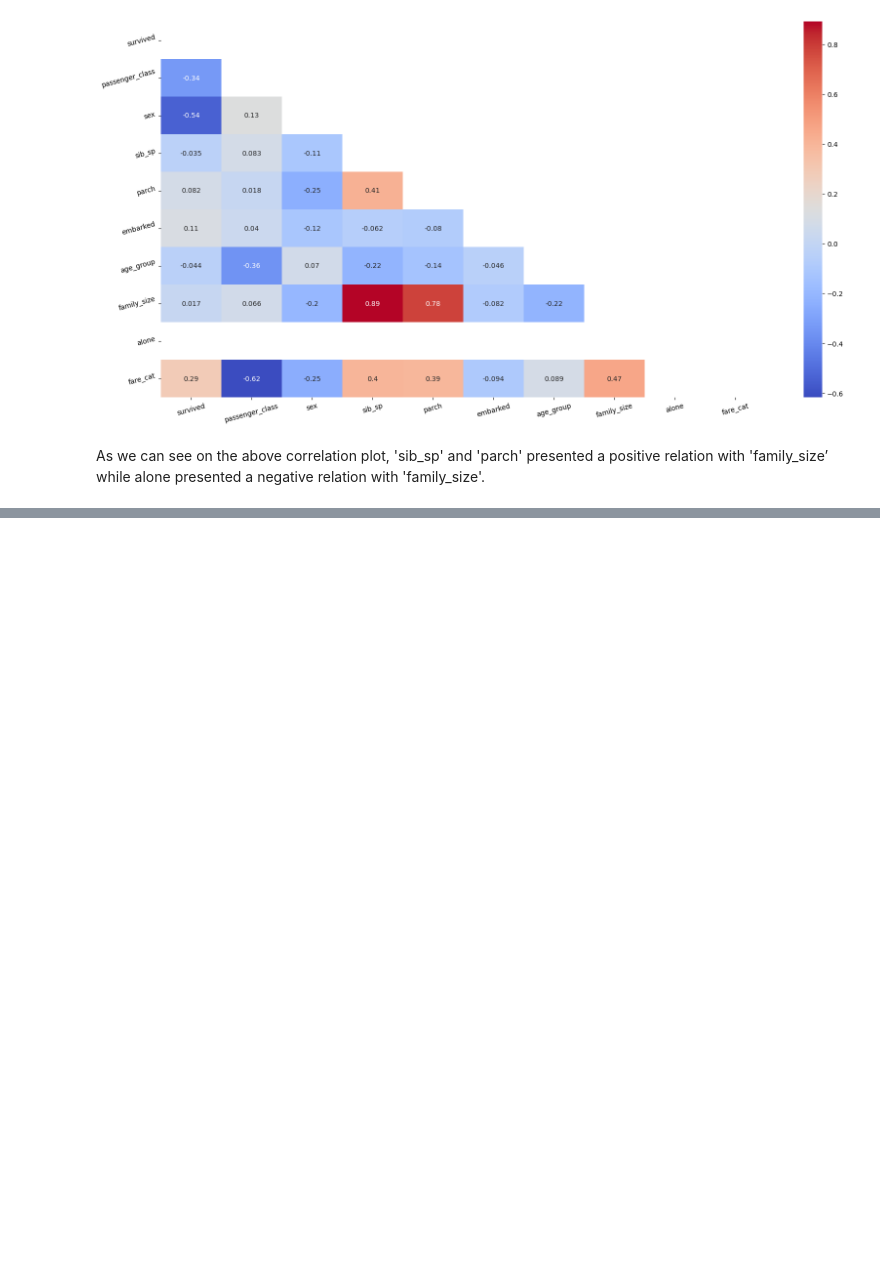
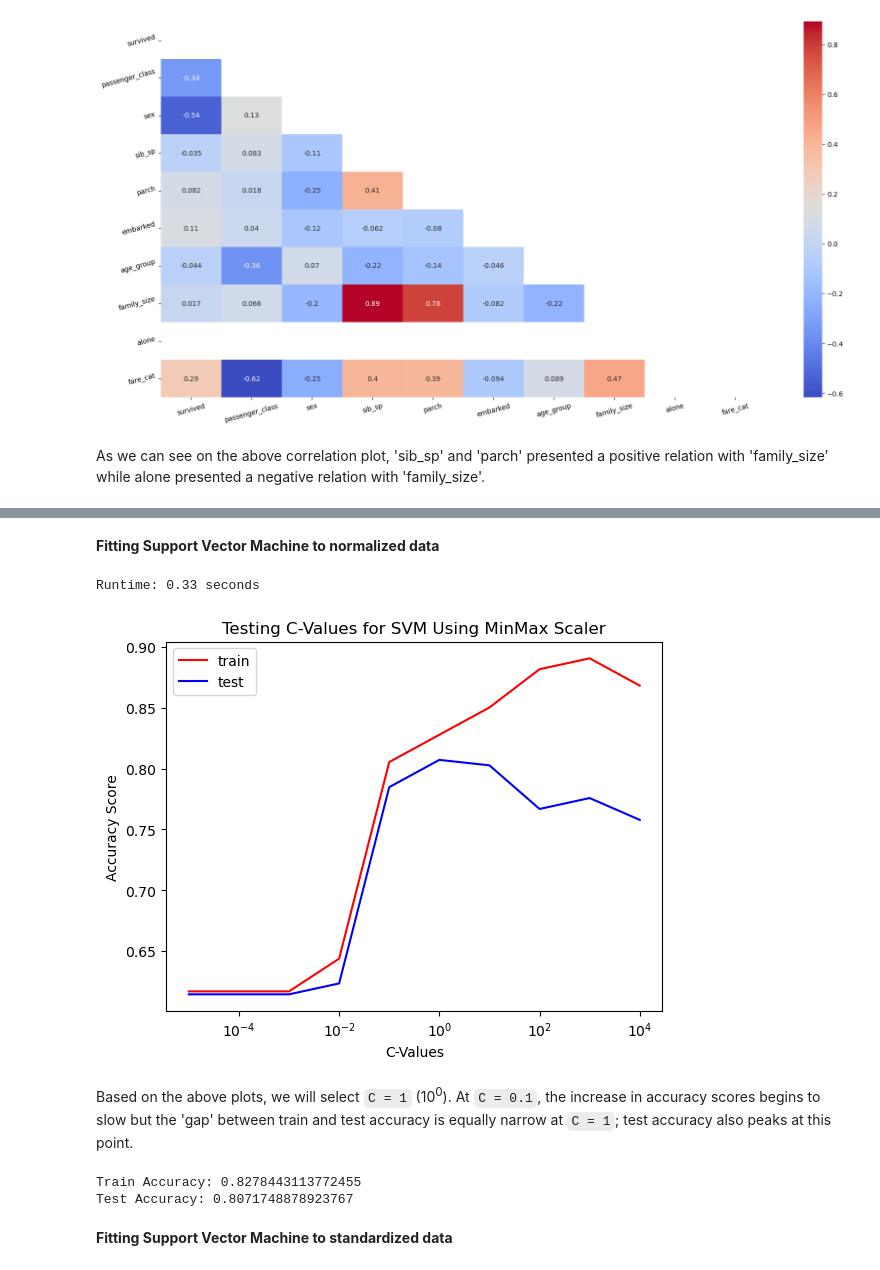
Before and after one commit to John-Card/Titanic-Dataset-Practice, a Jupyter notebook: Titanic Dataset (testing the model).ipynb, the cells around one changed output, grey strips where cells are left out. Saved outputs shown, nothing was run; the diff lists cells and outputs as text; code cells hidden in the pictures; blank space fills up the shorter version.

```diff
--- a/Titanic Dataset (testing the model).ipynb
+++ b/Titanic Dataset (testing the model).ipynb
@@ -1526,0 +1696,64 @@ Test Accuracy: 0.8161434977578476
+# %% [markdown]
+**Fitting Support Vector Machine to normalized data**
+# %%
+start = time.time()
+
+# Empty lists to append to
+train_acc_mm = []
+test_acc_mm = []
+
+# Looping through the C_values used earlier in Logistic Regression
+for C in C_values:
+
+    # Instantiate the model
+    svm = SVC(C=C, max_iter=2000, random_state=42)
+
+    # Fit
+    svm.fit(X_train_mm, y_train)
+
+    # Score
+    train_acc_mm.append(svm.score(X_train_mm, y_train))
+    test_acc_mm.append(svm.score(X_test_mm, y_test))
+
+stop = time.time()
+runtime_svm_mm = stop-start
+print(f"Runtime: {round(runtime_svm_mm,2)} seconds")
+# %% [output]
+Runtime: 0.33 seconds
+# %%
+# Plotting the accuracies
+plt.figure()
+plt.plot(C_values, train_acc_mm, c='red', label='train')
+plt.plot(C_values, test_acc_mm, c='blue', label='test')
+plt.legend()
+plt.xscale('log')
+plt.xlabel('C-Values')
+plt.ylabel('Accuracy Score')
+plt.title('Testing C-Values for SVM Using MinMax Scaler')
+#plt.axvline(0.1, linestyle = '--')
+#plt.axvline(1, linestyle = '--')
+plt.show()
+# %% [output]
+[figure, added]
+# %% [markdown]
+Based on the above plots, we will select `C = 1` (10<sup>0</sup>). At `C = 0.1`, the increase in accuracy scores begins to slow but the 'gap' between train and test accuracy is equally narrow at `C = 1`; test accuracy also peaks at this point.
+# %%
+# Getting the SVM that best performed on the scaled data
+# Instantiate the model
+svm_mm = SVC(C=1, max_iter=2000, random_state=42)
+
+# Fit the model
+svm_mm.fit(X_train_mm, y_train)
+
+# Store accuracy scores
+svm_mm_train = svm_mm.score(X_train_mm, y_train)
+svm_mm_test = svm_mm.score(X_test_mm, y_test)
+
+# Score the model
+print(f"Train Accuracy: {svm_mm_train}")
+print(f"Test Accuracy: {svm_mm_test}")
+# %% [output]
+Train Accuracy: 0.8278443113772455
+Test Accuracy: 0.8071748878923767
+# %% [markdown]
+**Fitting Support Vector Machine to standardized data**
```
Also changed, not shown: parts of 91 cells of this notebook.
